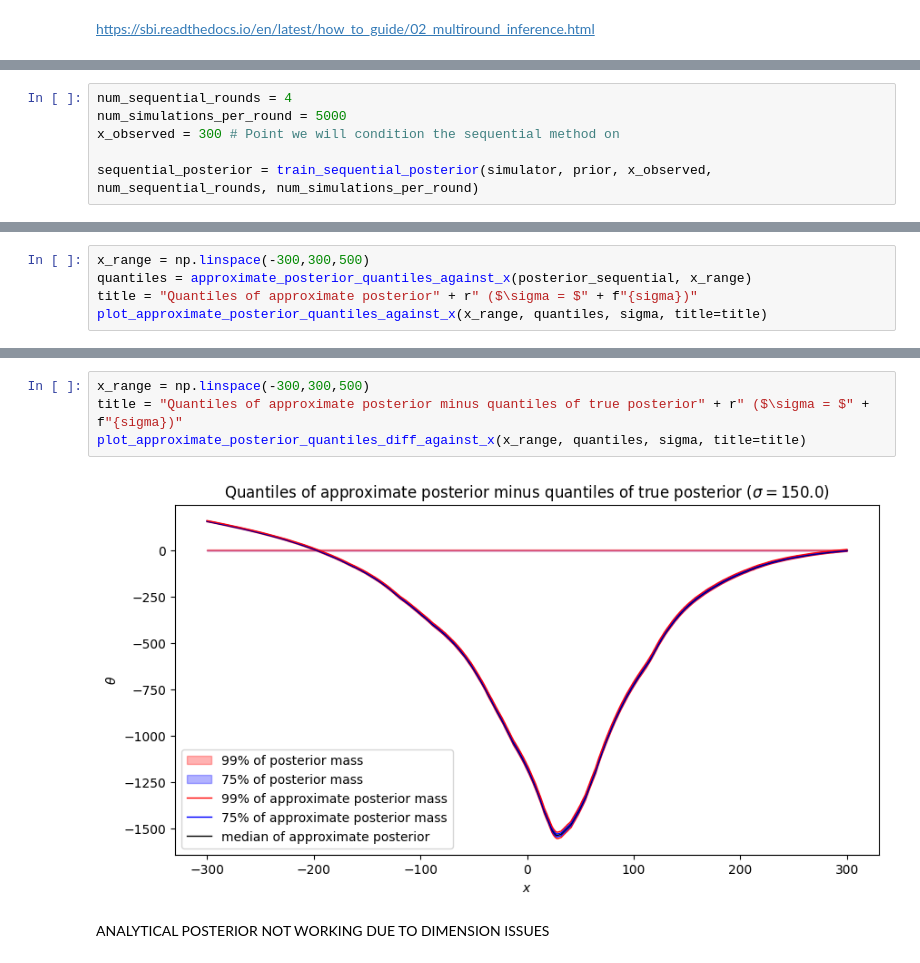
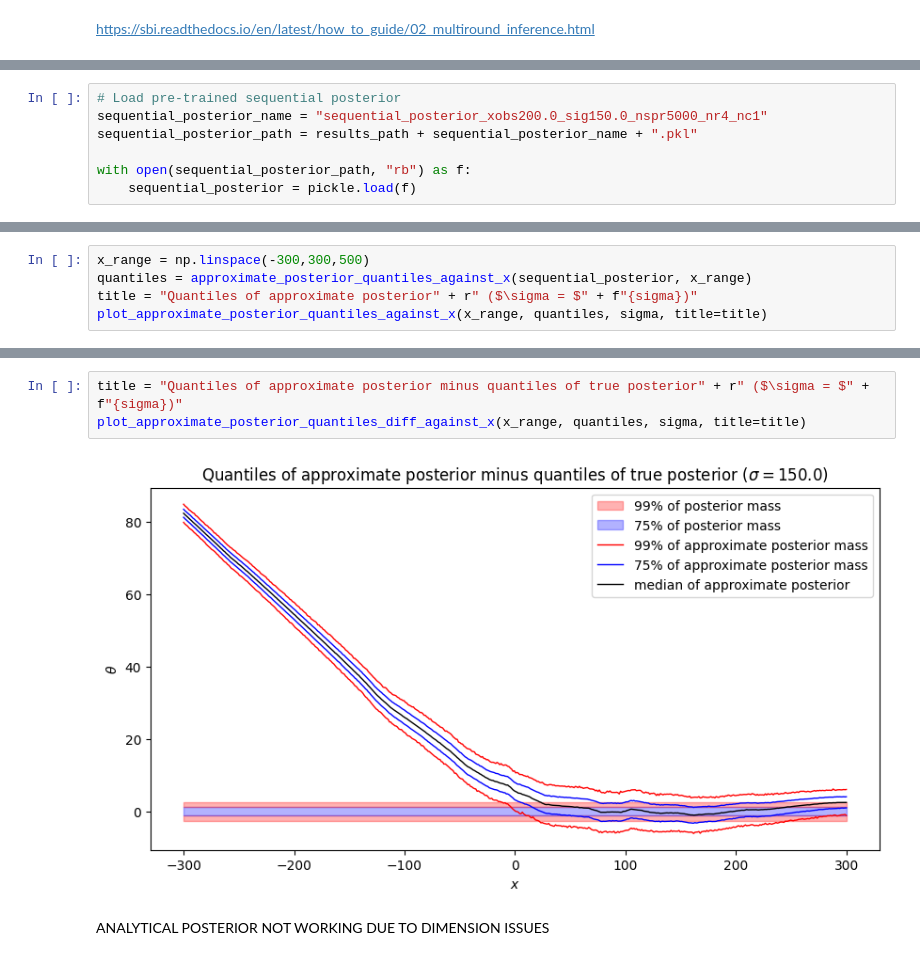
Before and after one commit to kaisamaroo/SBC-SBI, a Jupyter notebook: notebooks/toy_examples/norm_norm_diffuse_1d/npe_a.ipynb, the cells around one changed output, grey strips where cells are left out. Drawn from its saved outputs; the diff is of its cells as text.

```diff
--- a/notebooks/toy_examples/norm_norm_diffuse_1d/npe_a.ipynb
+++ b/notebooks/toy_examples/norm_norm_diffuse_1d/npe_a.ipynb
@@ -120,6 +101,0 @@ def train_sequential_posterior(simulator, prior, x_observed, num_sequential_roun
-# %%
-num_sequential_rounds = 4
-num_simulations_per_round = 5000
-x_observed = 300 # Point we will condition the sequential method on
-
-sequential_posterior = train_sequential_posterior(simulator, prior, x_observed, num_sequential_rounds, num_simulations_per_round)
@@ -131 +102,8 @@ sequential_posterior = train_sequential_posterior(simulator, prior, x_observed,
+# %%
+# Load pre-trained sequential posterior
+sequential_posterior_name = "sequential_posterior_xobs200.0_sig150.0_nspr5000_nr4_nc1"
+sequential_posterior_path = results_path + sequential_posterior_name + ".pkl"
+
+with open(sequential_posterior_path, "rb") as f:
+    sequential_posterior = pickle.load(f)
 # %%
@@ -153,6 +128,6 @@ plot_approximate_posterior_hist(approximate_posterior_samples, prior_pdf, poster
 # %%
 x_range = np.linspace(-300,300,500)
-quantiles = approximate_posterior_quantiles_against_x(posterior_sequential, x_range)
+quantiles = approximate_posterior_quantiles_against_x(sequential_posterior, x_range)
 title = "Quantiles of approximate posterior" + r" ($\sigma = $" + f"{sigma})"
 plot_approximate_posterior_quantiles_against_x(x_range, quantiles, sigma, title=title)
 # %% [output]
@@ -160,9 +136,8 @@ plot_approximate_posterior_quantiles_against_x(x_range, quantiles, sigma, title=
 # %%
-x_range = np.linspace(-300,300,500)
 title = "Quantiles of approximate posterior minus quantiles of true posterior" + r" ($\sigma = $" + f"{sigma})"
 plot_approximate_posterior_quantiles_diff_against_x(x_range, quantiles, sigma, title=title)
 # %% [output]
-[figure, old version]
+[figure, new version]
 # %% [markdown]
 ANALYTICAL POSTERIOR NOT WORKING DUE TO DIMENSION ISSUES
 # %% [markdown]
```
Also changed, not shown: parts of 15 cells of this notebook, 7 other files.
